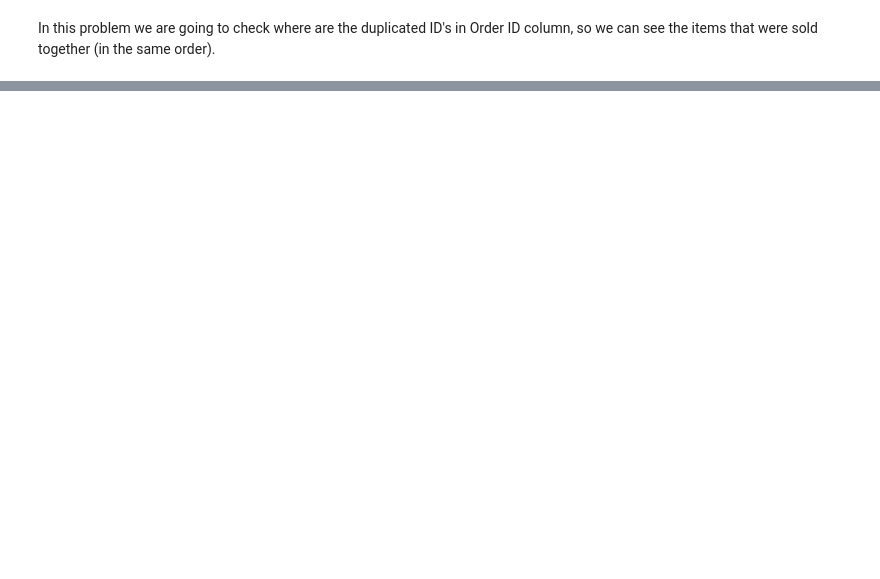
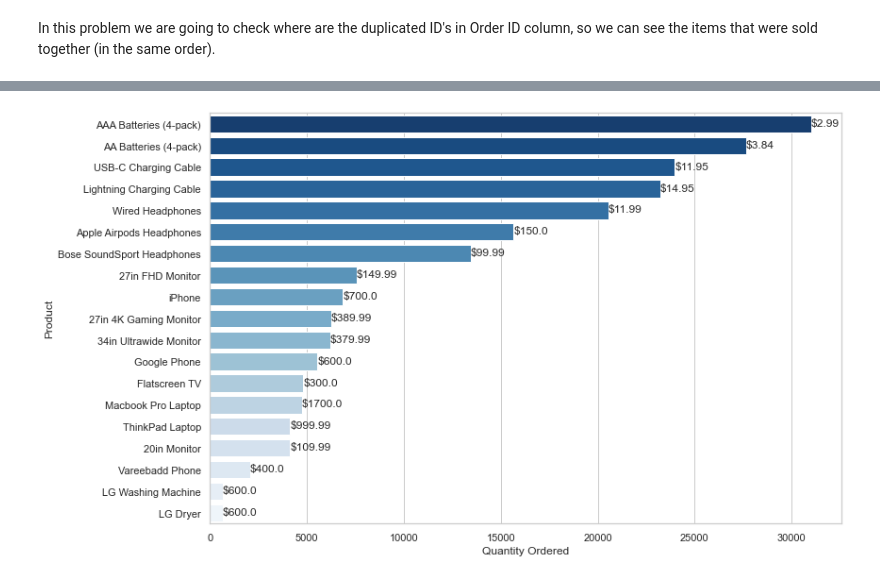
Before and after one commit to Uchoa-Gui/DataScience-Projects, a Jupyter notebook: notebooks/Sales_Analysis.ipynb, the cells around one changed output, grey strips where cells are left out. Drawn from its saved outputs; the diff is of its cells as text; code cells hidden in the pictures; blank space fills up the shorter version.

```diff
--- a/notebooks/Sales_Analysis.ipynb
+++ b/notebooks/Sales_Analysis.ipynb
@@ -313,0 +370,16 @@ Name: Product, Length: 7136, dtype: object
+# %%
+df_product = df.groupby('Product').sum().sort_values('Quantity Ordered', ascending=False)
+products = df.groupby('Product').sum()['Quantity Ordered'].sort_values(ascending=False).index.values
+prices = []
+
+for product in products:
+        prices.append(df[df['Product'] == product]['Price Each'].values[0])
+
+
+plt.figure(figsize=(12, 8))
+palette = sns.color_palette('Blues_r', len(df_product))
+sns.barplot(x = df_product['Quantity Ordered'], y = df_product.index, palette = palette)
+for i in range(len(df_product)):
+  plt.annotate('$' + str(prices[i]), (df_product['Quantity Ordered'][i] + 0.2, i + 0.1))
+# %% [output]
+[figure, added]
```
Also changed, not shown: parts of 17 cells of this notebook.
